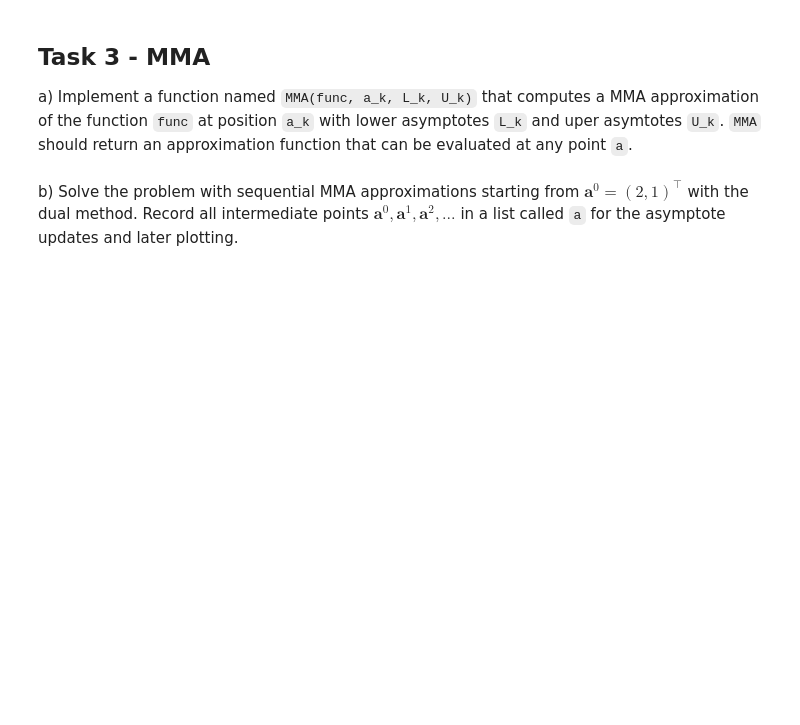
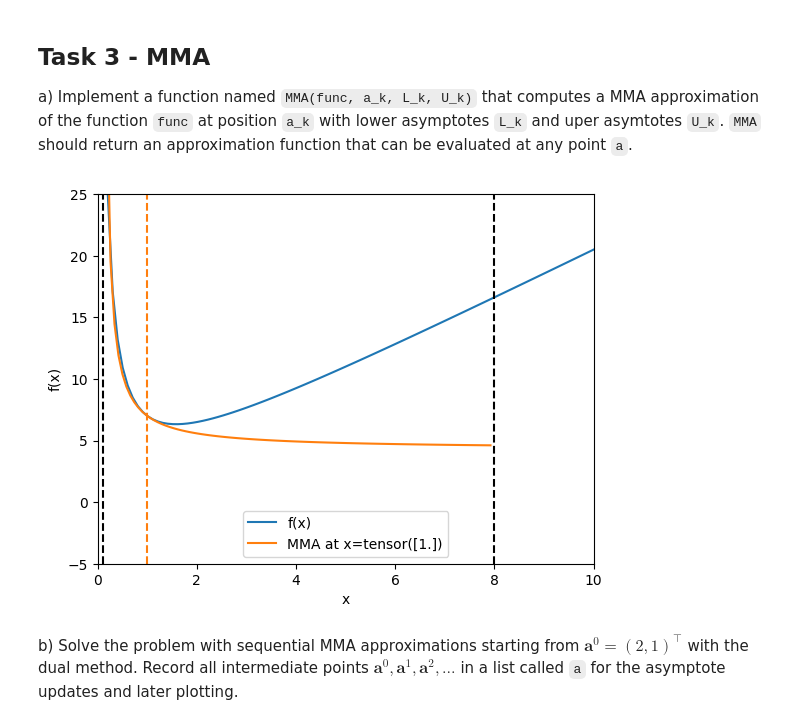
Before and after one commit to meyer-nils/structural_optimization, a Jupyter notebook: notebooks/exercise_04_approximations.ipynb, the cells around one changed output. Drawn from its saved outputs; the diff is of its cells as text; code cells hidden in the pictures; blank space fills up the shorter version.

```diff
--- a/notebooks/exercise_04_approximations.ipynb
+++ b/notebooks/exercise_04_approximations.ipynb
@@ -257,6 +268,30 @@ def MMA(func, a_k, L_k, U_k):
         )
 
     return approximation
+# %%
+def test_function(x):
+    return 5.0 / x + 2.0 * x
+
+
+x = torch.linspace(0, 10, 100)[:, None]
+x_0 = torch.tensor([1.0])
+L_0 = torch.tensor([0.1])
+U_0 = torch.tensor([8.0])
+x_test = torch.linspace(L_0.item(), U_0.item(), 100)[:, None]
+test_approximation = MMA(test_function, x_0, L_0, U_0)
+plt.plot(x, test_function(x), label="f(x)")
+plt.plot(x_test, [test_approximation(x_i) for x_i in x_test], label=f"MMA at x={x_0}")
+plt.axvline(x_0, color="tab:orange", linestyle="--")
+plt.axvline(L_0, color="black", linestyle="--")
+plt.axvline(U_0, color="black", linestyle="--")
+plt.legend()
+plt.xlabel("x")
+plt.ylabel("f(x)")
+plt.xlim(0, 10)
+plt.ylim(-5, 25)
+plt.show()
+# %% [output]
+[figure, added]
 # %% [markdown]
 b) Solve the problem with sequential MMA approximations starting from $\mathbf{a}^0 = (2,1)^\top$ with the dual method. Record all intermediate points $\mathbf{a}^0, \mathbf{a}^1, \mathbf{a}^2, ...$ in a list called `a` for the asymptote updates and later plotting.
 # %%
```
Also changed, not shown: parts of 10 cells of this notebook.
